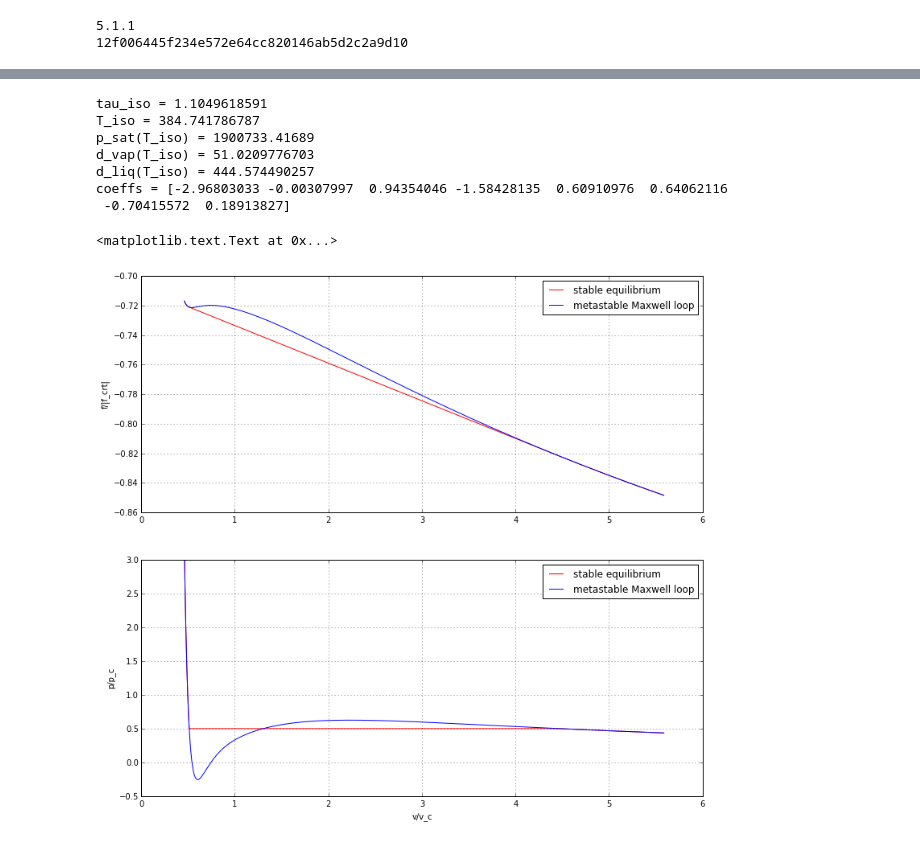
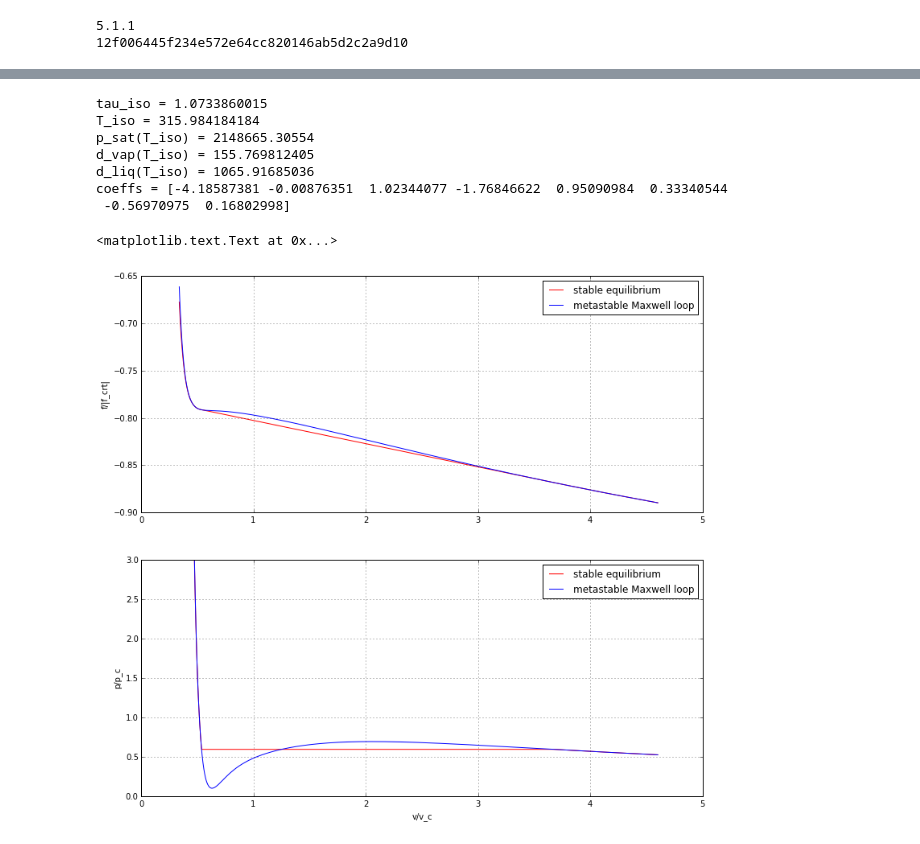
Before and after one commit to CoolProp/CoolProp, a Jupyter notebook: doc/notebooks/Maxwell_Loop.ipynb, the cells around one changed output, grey strips where cells are left out. Saved outputs shown, nothing was run; the diff lists cells and outputs as text; code cells hidden in the pictures.

```diff
--- a/doc/notebooks/Maxwell_Loop.ipynb
+++ b/doc/notebooks/Maxwell_Loop.ipynb
@@ -35,7 +35,7 @@ width = 12.5
 # Calculation of the coefficients for the metastable region interpolation happens in this cell
 
 # Set FluidName
-FluidName = 'n-Butane'
+FluidName = 'R125'
 nPoints = 1000
 # pick any int smaller than nPoints
 myIdx = 860
@@ -241,18 +241,16 @@ print("coeffs = " + str(c))
 
 # get a density range
 d_min = 0.8*d_vap[myIdx]
+#d_min = d_trp_vap
 # d_max = 1.9*d_liq[myIdx]
 d_max = PropsSI('D','T',T_iso,'P',p_max,FluidName)
+d_max = d_trp_liq
 rhos = np.linspace(d_min, d_max, num=nPoints)
-#rhos = np.linspace(d_trp_vap, d_trp_liq, num=nPoints)
 deltas = rhos/d_crt
-# for plotting, we will use volume
+# for plotting, we will use volume (d_min is high v, d_max is low v)
 vs = 1/rhos
 
-
 # calcualte Helmholtz energy and pressure for that density range, at T_iso
-# in single-phase region, use EOS
-# in two-phase region, use interpolation
 fs = np.ones(nPoints)
 ps = np.ones(nPoints)
 fms = np.ones(nPoints)
@@ -260,41 +258,41 @@ pms = np.ones(nPoints)
 for idx in range(0,nPoints):
     # stable
     HEOS.update(CP.DmassT_INPUTS, rhos[idx], T_iso)
     ps[idx] = HEOS.p()
     #fs[idx] = Rs*T_iso*(HEOS.alpha0() + HEOS.alphar())
     fs[idx] = HEOS.umass() - T_iso*HEOS.smass()
     # meta stable interpolation
     fms[idx] = Rs*T_crt*( +c[0]/tau_iso -c[1]/tau_iso/deltas[idx] +c[2]*log(deltas[idx]) +c[3]*deltas[idx]    +c[4]*deltas[idx]**2/2 +c[5]*deltas[idx]**3/3 +c[6]*deltas[idx]**4/4 +c[7]*deltas[idx]**5/5 )
     pms[idx] = Rs*T_crt*d_crt*( 0       +c[1]/tau_iso             +c[2]*deltas[idx]      +c[3]*deltas[idx]**2 +c[4]*deltas[idx]**3   +c[5]*deltas[idx]**4   +c[6]*deltas[idx]**5   +c[7]*deltas[idx]**6   )
 
 # now plot
 plt.figure(figsize=(width,width*3/2/golden))
 
 plt.subplot(2,1,1)
 plt.plot(vs/v_crt, fs/abs(f_crt), color='red', label='stable equilibrium')
 plt.plot(vs/v_crt, fms/abs(f_crt), color='blue', label='metastable Maxwell loop')
 plt.grid(b=True, linestyle=':')
 plt.legend(loc='upper right')
 plt.ylabel('f/|f_crt|')
 
 plt.subplot(2,1,2)
 plt.plot(vs/v_crt, ps/p_crt, color='red', label='stable equilibrium')
 plt.plot(vs/v_crt, pms/p_crt, color='blue', label='metastable Maxwell loop')
 plt.ylim(ymax=3)
 plt.grid(b=True, linestyle=':')
 plt.legend(loc='upper right')
 plt.ylabel('p/p_c')
 plt.xlabel('v/v_c')
 # %% [output]
-tau_iso = 1.1049618591
-T_iso = 384.741786787
-p_sat(T_iso) = 1900733.41689
-d_vap(T_iso) = 51.0209776703
-d_liq(T_iso) = 444.574490257
-coeffs = [-2.96803033 -0.00307997  0.94354046 -1.58428135  0.60910976  0.64062116
- -0.70415572  0.18913827]
+tau_iso = 1.0733860015
+T_iso = 315.984184184
+p_sat(T_iso) = 2148665.30554
+d_vap(T_iso) = 155.769812405
+d_liq(T_iso) = 1065.91685036
+coeffs = [-4.18587381 -0.00876351  1.02344077 -1.76846622  0.95090984  0.33340544
+ -0.56970975  0.16802998]
 <matplotlib.text.Text at 0x...>
-[figure, old version]
+[figure, new version]
 # %%
 # copy coeffs for all points
 c0 = x[:,0]
```
Also changed, not shown: parts of 3 cells of this notebook.
